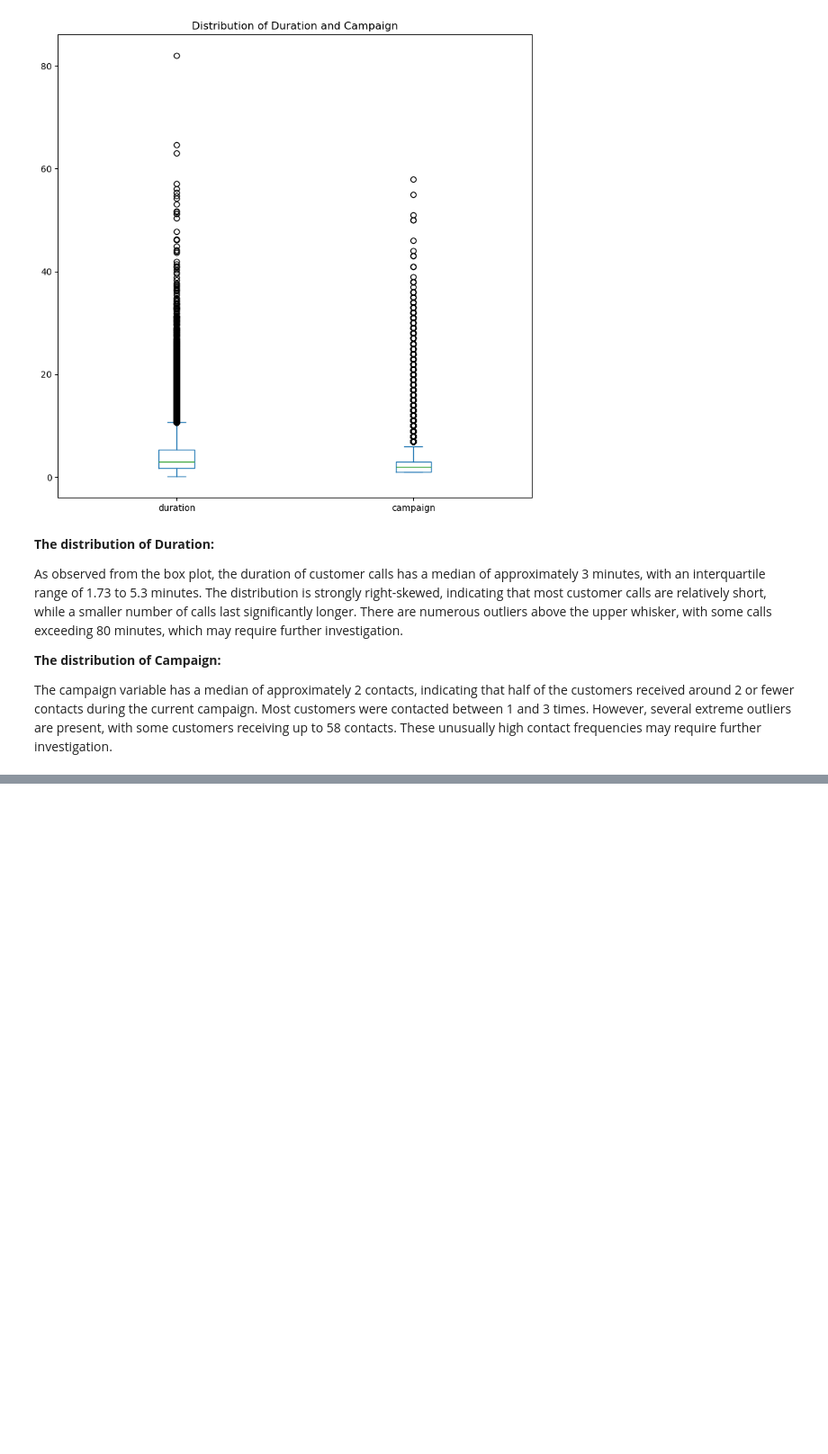
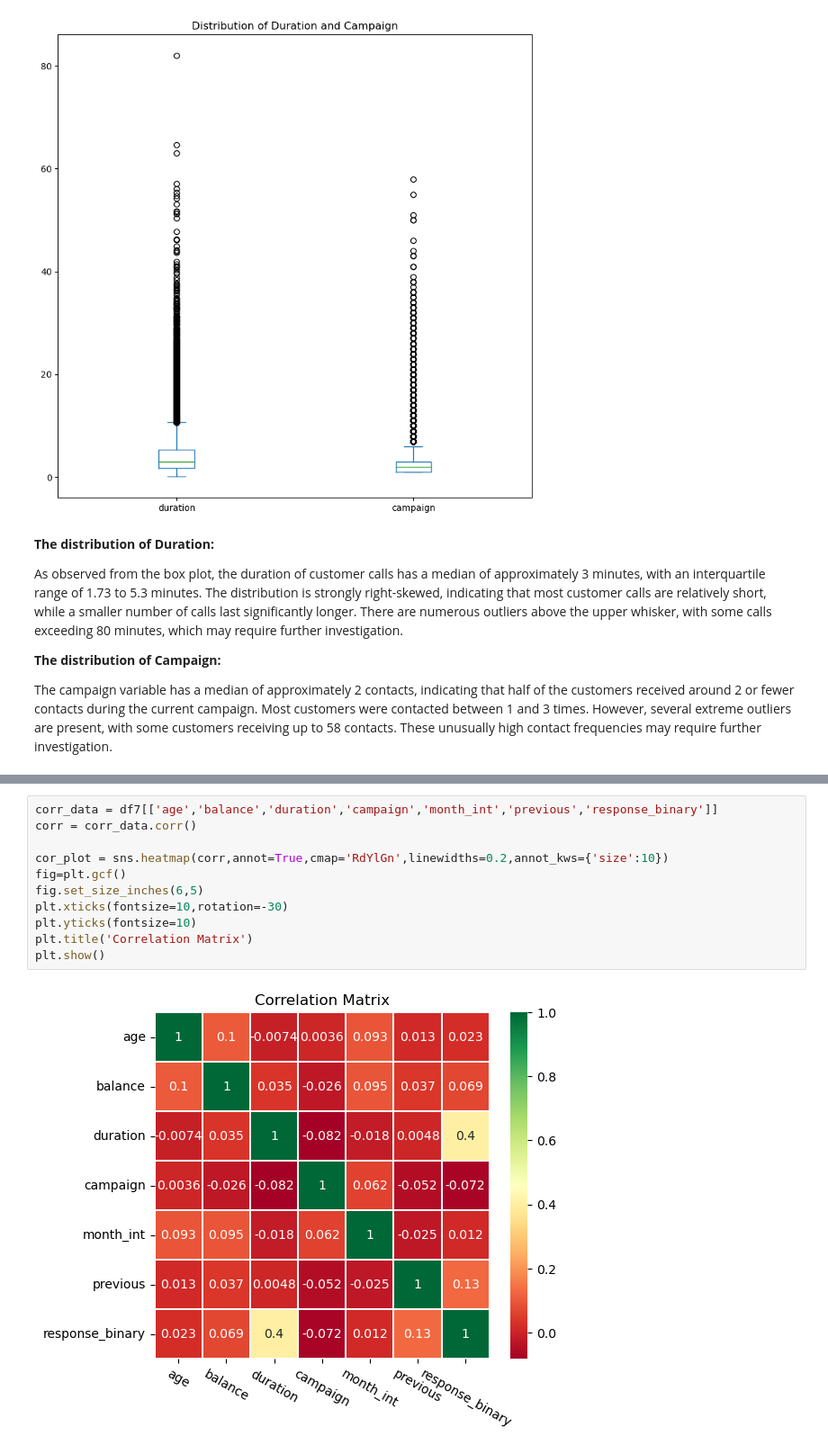
Before and after one commit to ranjansinghds/Bank-Telemarketing-Analysis-Project, a Jupyter notebook: Portuguese_Bank_Telemarketing_Analysis.ipynb, the cells around one changed output, grey strips where cells are left out. Shown at 90% size. Saved outputs shown, nothing was run; the diff lists cells and outputs as text; blank space fills up the shorter version.

```diff
--- a/Portuguese_Bank_Telemarketing_Analysis.ipynb
+++ b/Portuguese_Bank_Telemarketing_Analysis.ipynb
@@ -261,0 +302,13 @@ The campaign variable has a median of approximately 2 contacts, indicating that
+# %%
+corr_data = df7[['age','balance','duration','campaign','month_int','previous','response_binary']]
+corr = corr_data.corr()
+
+cor_plot = sns.heatmap(corr,annot=True,cmap='RdYlGn',linewidths=0.2,annot_kws={'size':10})
+fig=plt.gcf()
+fig.set_size_inches(6,5)
+plt.xticks(fontsize=10,rotation=-30)
+plt.yticks(fontsize=10)
+plt.title('Correlation Matrix')
+plt.show()
+# %% [output]
+[figure, added]
```
Also changed, not shown: parts of 20 cells of this notebook, 4 other files.
